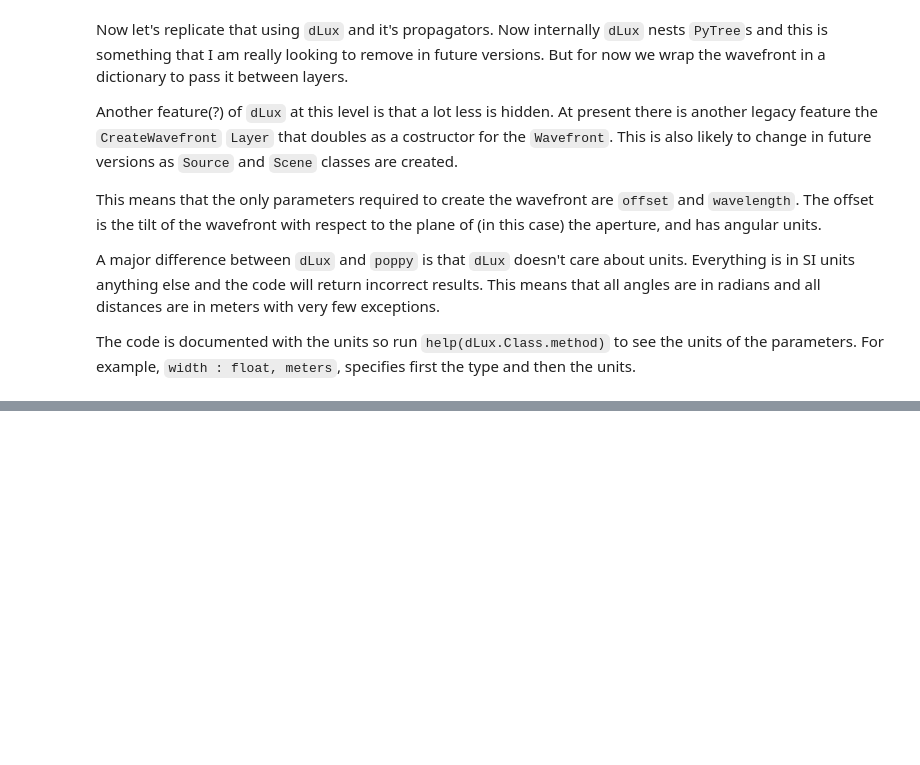
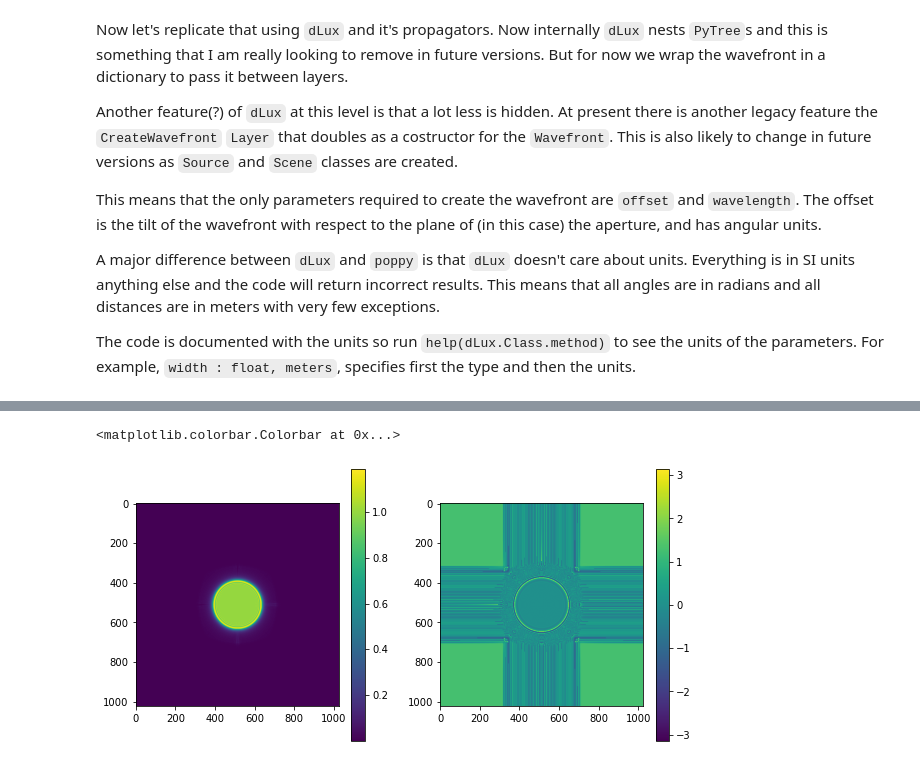
Before and after one commit to anand0xff/dLux, a Jupyter notebook: dLux/dev/FresnelExample.ipynb, the cells around one changed output, grey strips where cells are left out. Cells and saved outputs as stored; diff of their text form; code cells hidden in the pictures; blank space fills up the shorter version.

Commit message:
A working plane_to_plane implementation for the fresnel algorithm

```diff
--- a/dLux/dev/FresnelExample.ipynb
+++ b/dLux/dev/FresnelExample.ipynb
@@ -102,0 +115,4 @@ help(GaussianPropagator)
+# %%
+propagator = GaussianPropagator(1000.)
+# %%
+out = propagator._plane_to_plane(wavefront, propagator.distance)
@@ -102,0 +121,11 @@ help(GaussianPropagator)
+# %%
+pyplot.figure(figsize=(10, 5))
+pyplot.subplot(1, 2, 1)
+pyplot.imshow(out.amplitude)
+pyplot.colorbar()
+pyplot.subplot(1, 2, 2)
+pyplot.imshow(-out.phase)
+pyplot.colorbar()
+# %% [output]
+<matplotlib.colorbar.Colorbar at 0x...>
+[figure, added]
```
Also changed, not shown: parts of 38 cells of this notebook, 2 other files.
